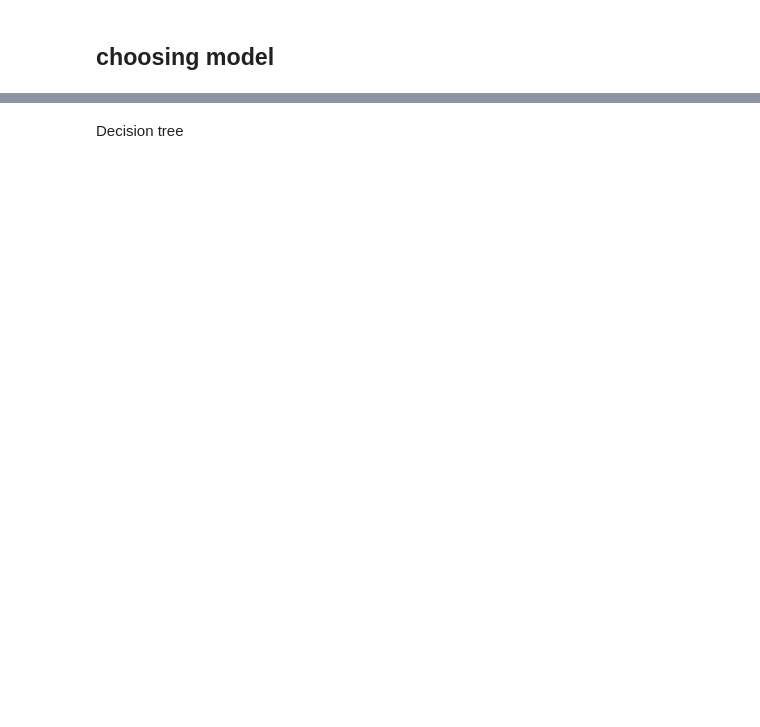
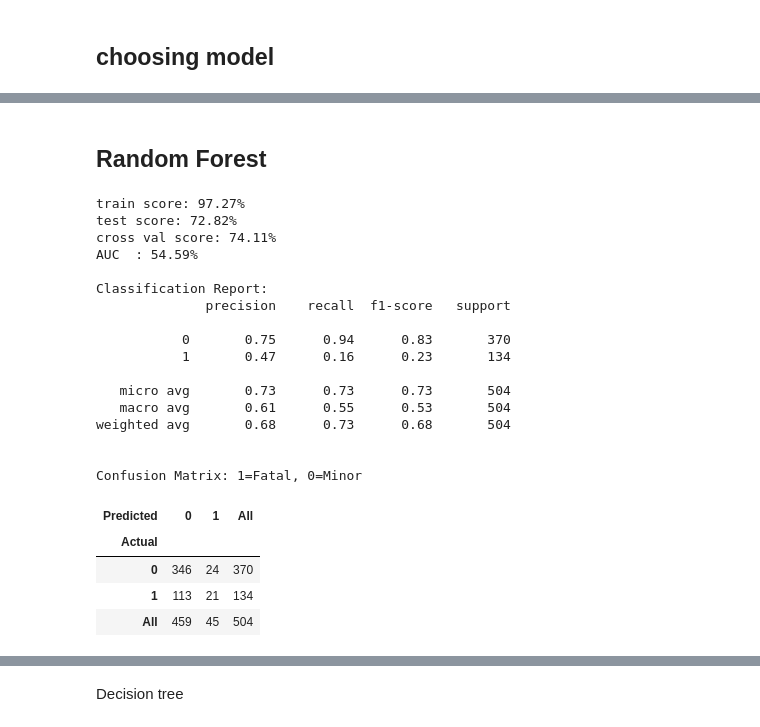
Before and after one commit to janellejolliff/UK-fatal-car-accidents, a Jupyter notebook: mod_5_project.ipynb, the cells around one changed output, grey strips where cells are left out. Saved outputs shown, nothing was run; the diff lists cells and outputs as text; code cells hidden in the pictures; blank space fills up the shorter version.

```diff
--- a/mod_5_project.ipynb
+++ b/mod_5_project.ipynb
@@ -353,0 +379,35 @@ for index, val in enumerate(pipelines):
+# %% [markdown]
+## Random Forest
+# %%
+#initialize and fit random forest
+rf_model = RandomForestClassifier()
+rf_model.fit(X_train, y_train)
+
+predictions = rf_model.predict(X_test)
+actuals = y_test
+# %%
+#baseline model report
+model_report(rf_model)
+# %% [output]
+train score: 97.27%
+test score: 72.82%
+cross val score: 74.11%
+AUC  : 54.59%
+
+Classification Report:
+              precision    recall  f1-score   support
+
+           0       0.75      0.94      0.83       370
+           1       0.47      0.16      0.23       134
+
+   micro avg       0.73      0.73      0.73       504
+   macro avg       0.61      0.55      0.53       504
+weighted avg       0.68      0.73      0.68       504
+
+
+Confusion Matrix: 1=Fatal, 0=Minor
+| Predicted | 0 | 1 | All |
+| Actual |  |  |  |
+| 0 | 346 | 24 | 370 |
+| 1 | 113 | 21 | 134 |
+| All | 459 | 45 | 504 |
```
Also changed, not shown: parts of 113 cells of this notebook.
